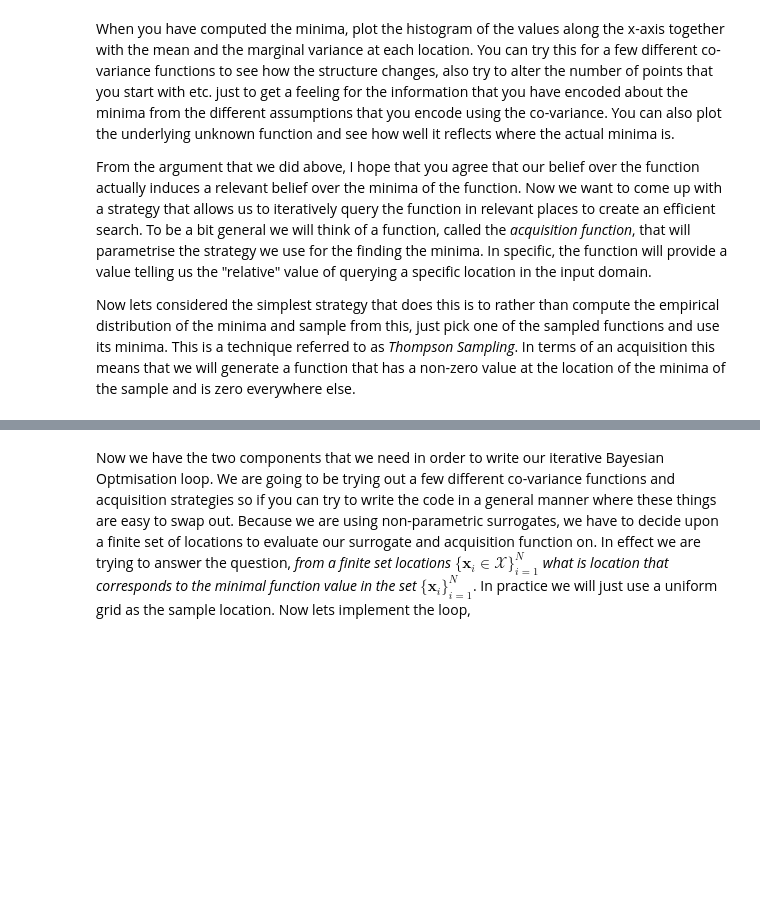
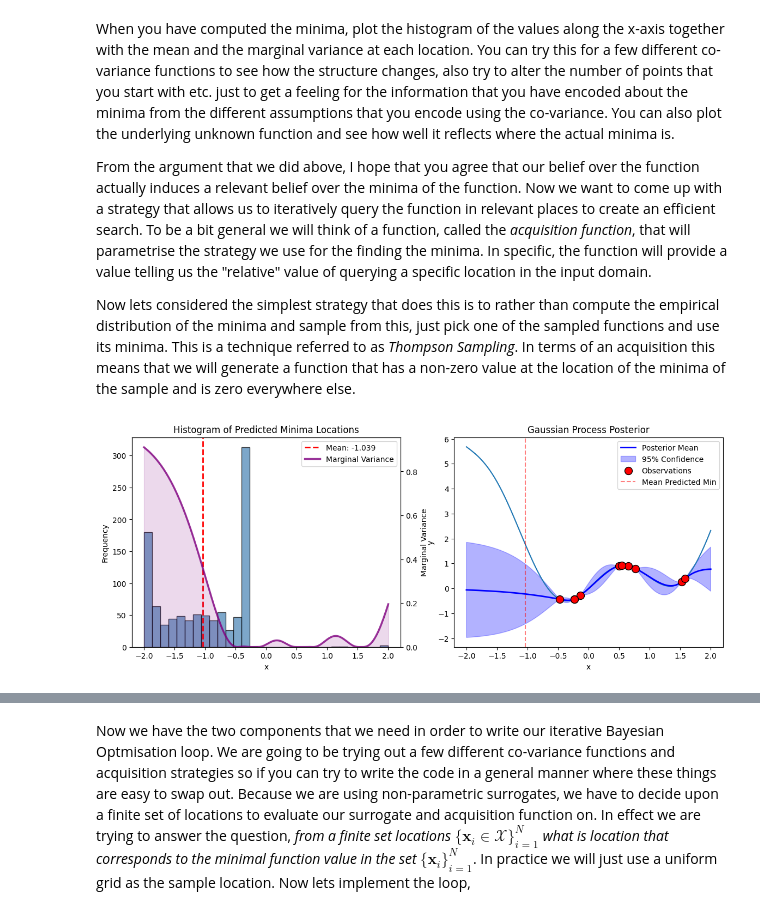
Before and after one commit to Tzu-Liang/Machine-Learning-and-the-Physical-World, a Jupyter notebook: bayesopt-notebook.ipynb, the cells around one changed output, grey strips where cells are left out. Drawn from its saved outputs; the diff is of its cells as text; code cells hidden in the pictures; blank space fills up the shorter version.

```diff
--- a/bayesopt-notebook.ipynb
+++ b/bayesopt-notebook.ipynb
@@ -146,9 +146,9 @@ What we will do is to observe a set of locations to start with, these are just c
 As it is the minima we are interested in we will compute the location of the minima. This is of course not the minima of the actual function, it is only the minima among the slices that we are considering.
 # %%
 np.random.seed(42)
-X = np.random.randn(3).reshape(-1,1)
+X = np.random.randn(10).reshape(-1,1)
 Y = f(X)
-x_star = np.linspace(-5,5,200).reshape(-1,1)
+x_star = np.linspace(-2,2,200).reshape(-1,1)
 
 kernel_func = matern32_kernel
 theta = np.ones((2,1))
@@ -161,3 +161,58 @@ When you have computed the minima, plot the histogram of the values along the x-
 From the argument that we did above, I hope that you agree that our belief over the function actually induces a relevant belief over the minima of the function. Now we want to come up with a strategy that allows us to iteratively query the function in relevant places to create an efficient search. To be a bit general we will think of a function, called the *acquisition function*, that will parametrise the strategy we use for the finding the minima. In specific, the function will provide a value telling us the "relative" value of querying a specific location in the input domain.
 
 Now lets considered the simplest strategy that does this is to rather than compute the empirical distribution of the minima and sample from this, just pick one of the sampled functions and use its minima. This is a technique referred to as *Thompson Sampling*. In terms of an acquisition this means that we will generate a function that has a non-zero value at the location of the minima of the sample and is zero everywhere else.
+# %%
+fig, axes = plt.subplots(1,2, figsize=(14, 5))
+
+# 1. Histogram of predicted minima WITH marginal variance overlay
+ax1 = axes[0]
+ax1_twin = ax1.twinx()  # Create one twin axis for variance
+
+# Histogram of predicted minima
+ax1.hist(x_min, bins=30, edgecolor='black', alpha=0.7, color='steelblue')
+ax1.axvline(x_min.mean(), color='red', linestyle='--', linewidth=2,
+            label=f'Mean: {x_min.mean():.3f}')
+
+
+# Marginal variance (right axis)
+marginal_var = np.diag(varSigma)
+ax1_twin.plot(x_star, marginal_var, color='purple', linewidth=2.5,
+              label='Marginal Variance', alpha=0.8)
+ax1_twin.fill_between(x_star.flatten(), 0, marginal_var.flatten(),
+                      alpha=0.15, color='purple')
+ax1_twin.set_ylim(bottom=0)
+
+# Axis labels & title
+ax1.set_xlabel('x')
+ax1.set_ylabel('Frequency')
+ax1_twin.set_ylabel('Marginal Variance')
+ax1.set_title('Histogram of Predicted Minima Locations')
+
+# Combine legends
+lines1, labels1 = ax1.get_legend_handles_labels()
+lines2, labels2 = ax1_twin.get_legend_handles_labels()
+ax1.legend(lines1 + lines2, labels1 + labels2, loc = 'upper right')
+
+# 2. GP posterior mean and uncertainty
+ax2 = axes[1]
+
+# True function
+y_star = f(x_star)
+ax2.plot(x_star, y_star)
+
+ax2.plot(x_star, mu, 'b-', linewidth=2, label='Posterior Mean')
+ax2.fill_between(x_star.flatten(),
+                  mu.flatten() - 2*np.sqrt(np.diag(varSigma)),
+                  mu.flatten() + 2*np.sqrt(np.diag(varSigma)),
+                  alpha=0.3, color='blue', label='95% Confidence')
+ax2.scatter(X, Y, c='red', s=100, zorder=5, label='Observations', edgecolors='black')
+ax2.axvline(x_min.mean(), color='red', linestyle='--', alpha=0.5, label='Mean Predicted Min')
+ax2.set_xlabel('x')
+ax2.set_ylabel('y')
+ax2.set_title('Gaussian Process Posterior')
+ax2.legend()
+
+
+plt.show()
+# %% [output]
+[figure, added]
```
Also changed, not shown: parts of 2 cells of this notebook.
